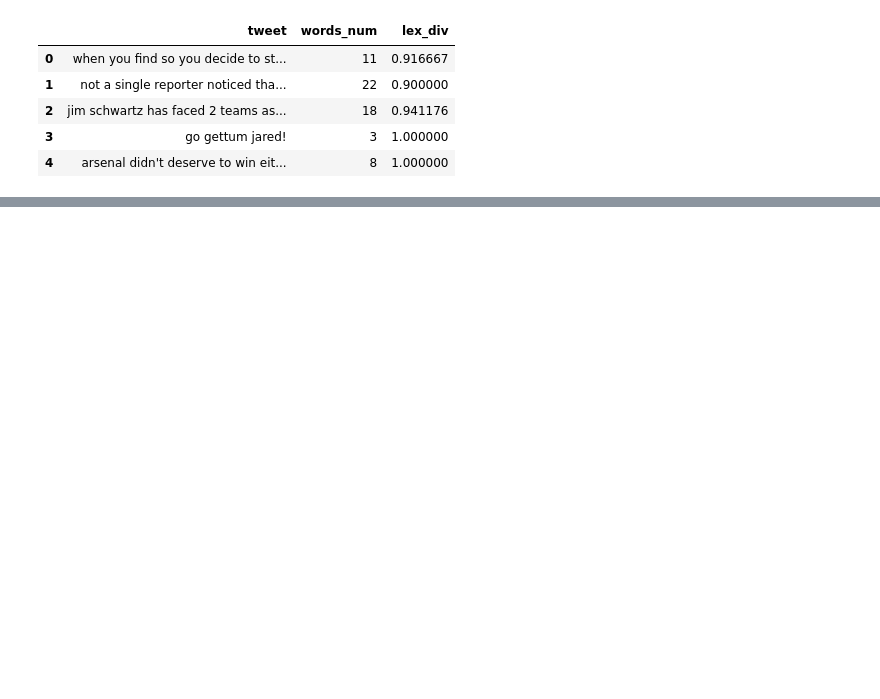
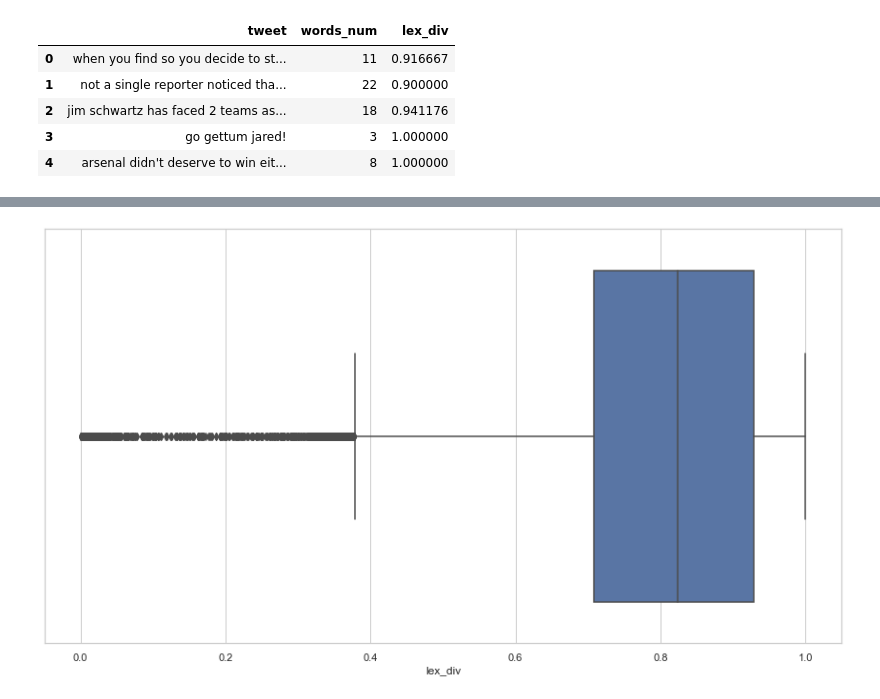
Before and after one commit to nopynospy/parl-ai, a Jupyter notebook: capstone_notebook.ipynb, the cells around one changed output, grey strips where cells are left out. Cells and saved outputs as stored; diff of their text form; code cells hidden in the pictures; blank space fills up the shorter version.

```diff
--- a/capstone_notebook.ipynb
+++ b/capstone_notebook.ipynb
@@ -245,0 +423,4 @@ be right back lol, I I don't know so bye bye
+# %%
+box_plot(wtc_df["lex_div"])
+# %% [output]
+[figure, added]
```
Also changed, not shown: parts of 69 cells of this notebook, 8 other files.
